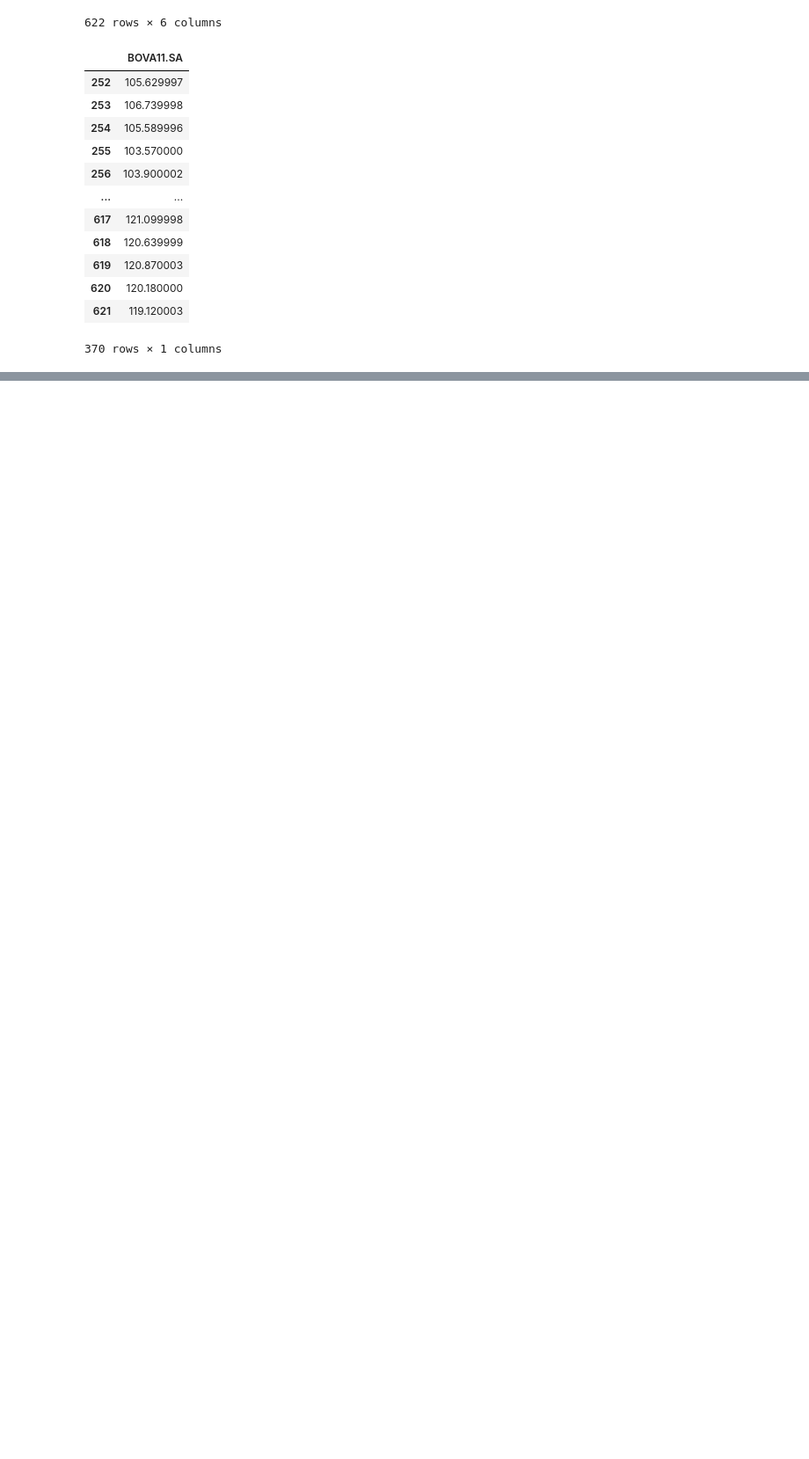
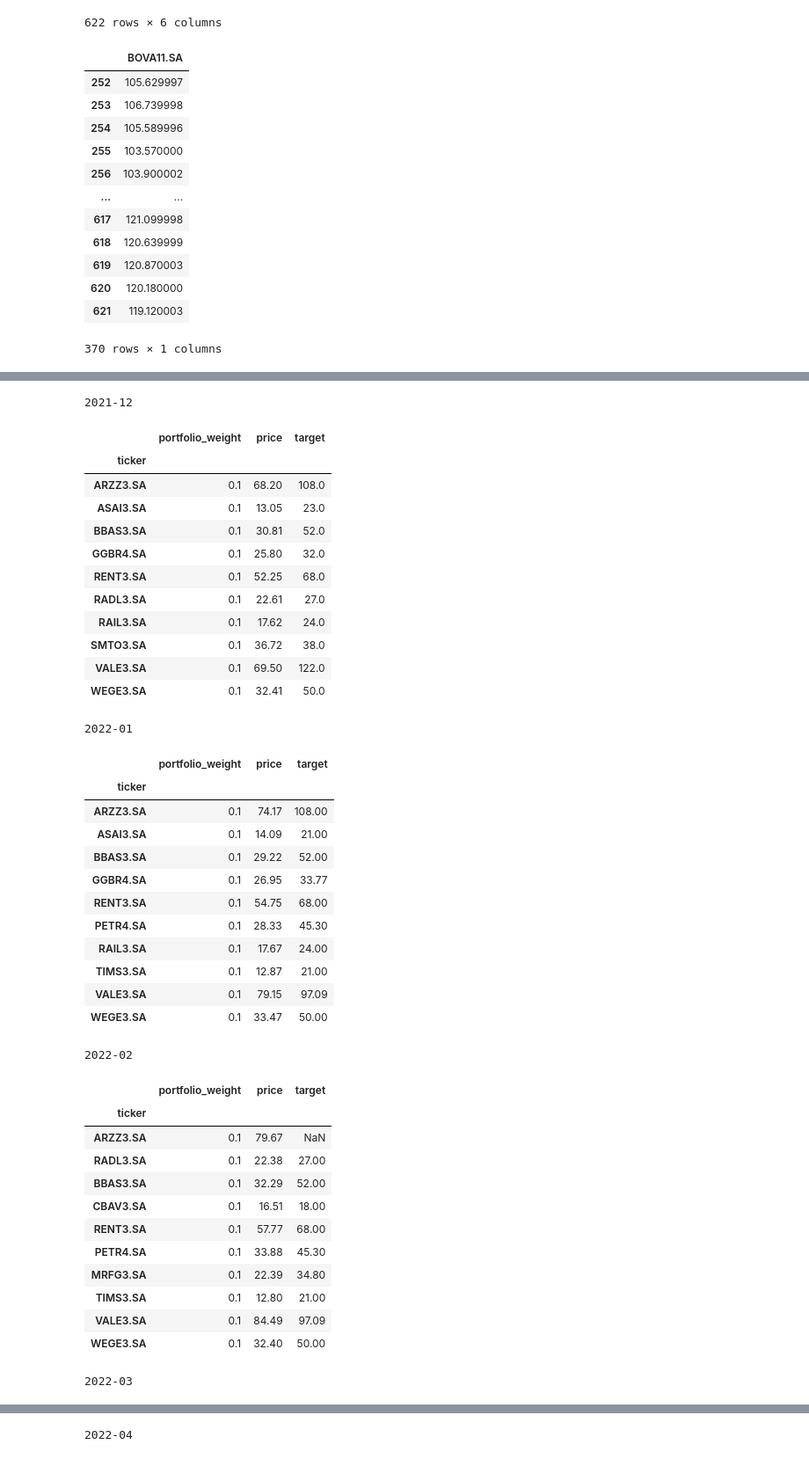
Before and after one commit to gabrielonishi/portifolio-balancing, a Jupyter notebook: notebooks/03-backtesting.ipynb, the cells around one changed output, grey strips where cells are left out. Shown: that part at 88% size. Drawn from its saved outputs; the diff is of its cells as text; code cells hidden in the pictures; blank space fills up the shorter version.

```diff
--- a/notebooks/03-backtesting.ipynb
+++ b/notebooks/03-backtesting.ipynb
@@ -10,11 +10,17 @@ from backtesting_v2_9 import *
 %autoreload 2
 # %%
 DATA_DIR = pathlib.Path.cwd().parent / 'data'
+
 RAW_PRICES_DIR = DATA_DIR / 'prices' / 'raw'
 COMPILED_PRICES_DIR = DATA_DIR / 'prices' / 'compiled'
 
+PROCESSED_XP_DIR = DATA_DIR / 'xp' / 'processed'
+
 with open(COMPILED_PRICES_DIR / 'compiled.pkl', 'rb') as f:
     prices_df = pickle.load(f)
+
+with open(PROCESSED_XP_DIR / 'data.pkl', 'rb') as f:
+    xp_data = pickle.load(f)
 # %%
 SIM_DATE_FROM = "2021-12-01"
 SIM_DATE_TO = "2024-05-31"
@@ -119,0 +140,45 @@ IndexError: invalid index to scalar variable.
+# %%
+for df in xp_data:
+    print(df)
+    display(xp_data[df])
+# %% [output]
+2021-12
+|  | portfolio_weight | price | target |
+| ticker |  |  |  |
+| ARZZ3.SA | 0.1 | 68.20 | 108.0 |
+| ASAI3.SA | 0.1 | 13.05 | 23.0 |
+| BBAS3.SA | 0.1 | 30.81 | 52.0 |
+| GGBR4.SA | 0.1 | 25.80 | 32.0 |
+| RENT3.SA | 0.1 | 52.25 | 68.0 |
+| RADL3.SA | 0.1 | 22.61 | 27.0 |
+| RAIL3.SA | 0.1 | 17.62 | 24.0 |
+| SMTO3.SA | 0.1 | 36.72 | 38.0 |
+| VALE3.SA | 0.1 | 69.50 | 122.0 |
+| WEGE3.SA | 0.1 | 32.41 | 50.0 |
+2022-01
+|  | portfolio_weight | price | target |
+| ticker |  |  |  |
+| ARZZ3.SA | 0.1 | 74.17 | 108.00 |
+| ASAI3.SA | 0.1 | 14.09 | 21.00 |
+| BBAS3.SA | 0.1 | 29.22 | 52.00 |
+| GGBR4.SA | 0.1 | 26.95 | 33.77 |
+| RENT3.SA | 0.1 | 54.75 | 68.00 |
+| PETR4.SA | 0.1 | 28.33 | 45.30 |
+| RAIL3.SA | 0.1 | 17.67 | 24.00 |
+| TIMS3.SA | 0.1 | 12.87 | 21.00 |
+| VALE3.SA | 0.1 | 79.15 | 97.09 |
+| WEGE3.SA | 0.1 | 33.47 | 50.00 |
+2022-02
+|  | portfolio_weight | price | target |
+| ticker |  |  |  |
+| ARZZ3.SA | 0.1 | 79.67 | NaN |
+| RADL3.SA | 0.1 | 22.38 | 27.00 |
+| BBAS3.SA | 0.1 | 32.29 | 52.00 |
+| CBAV3.SA | 0.1 | 16.51 | 18.00 |
+| RENT3.SA | 0.1 | 57.77 | 68.00 |
+| PETR4.SA | 0.1 | 33.88 | 45.30 |
+| MRFG3.SA | 0.1 | 22.39 | 34.80 |
+| TIMS3.SA | 0.1 | 12.80 | 21.00 |
+| VALE3.SA | 0.1 | 84.49 | 97.09 |
+| WEGE3.SA | 0.1 | 32.40 | 50.00 |
+2022-03
@@ -119,0 +197 @@ IndexError: invalid index to scalar variable.
+2022-04
```
Also changed, not shown: parts of 8 cells of this notebook, 33 other files.
